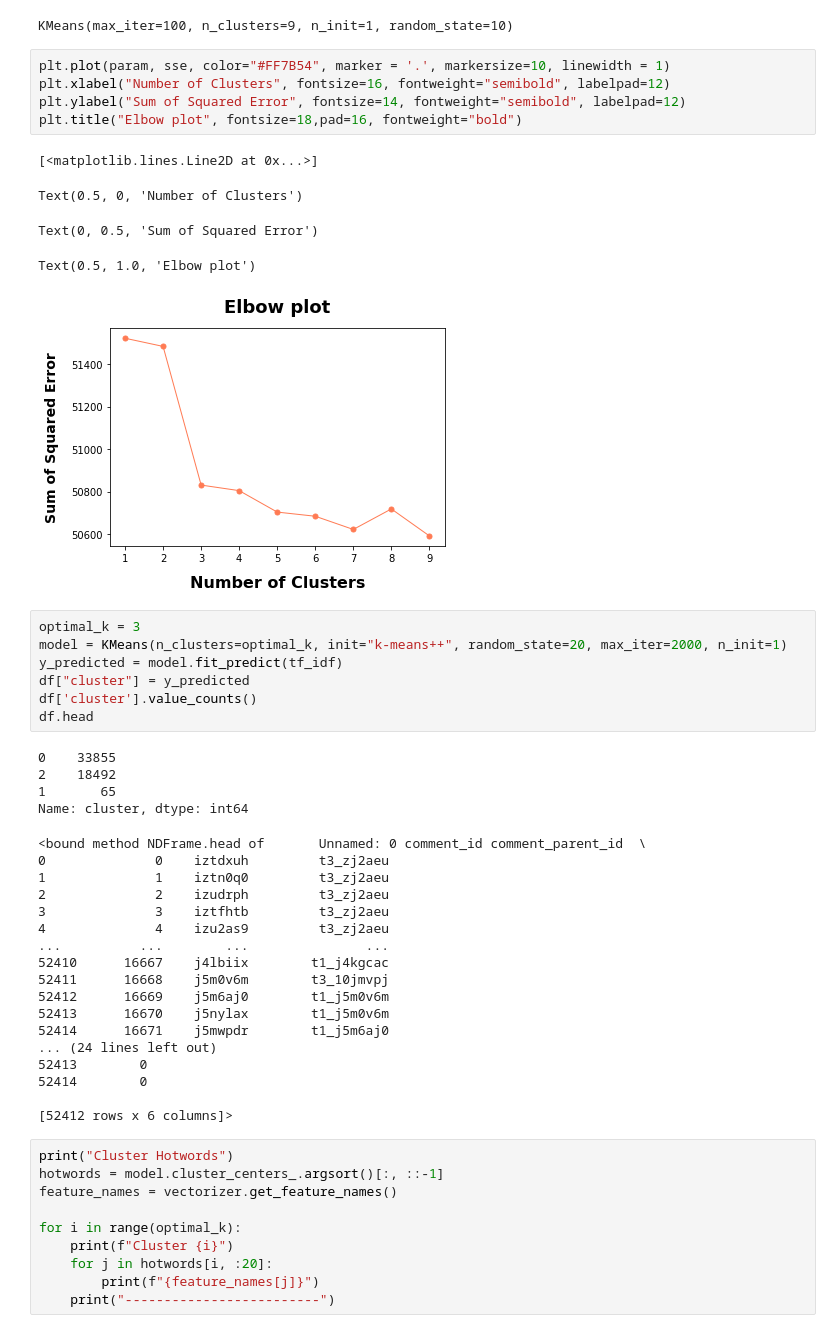
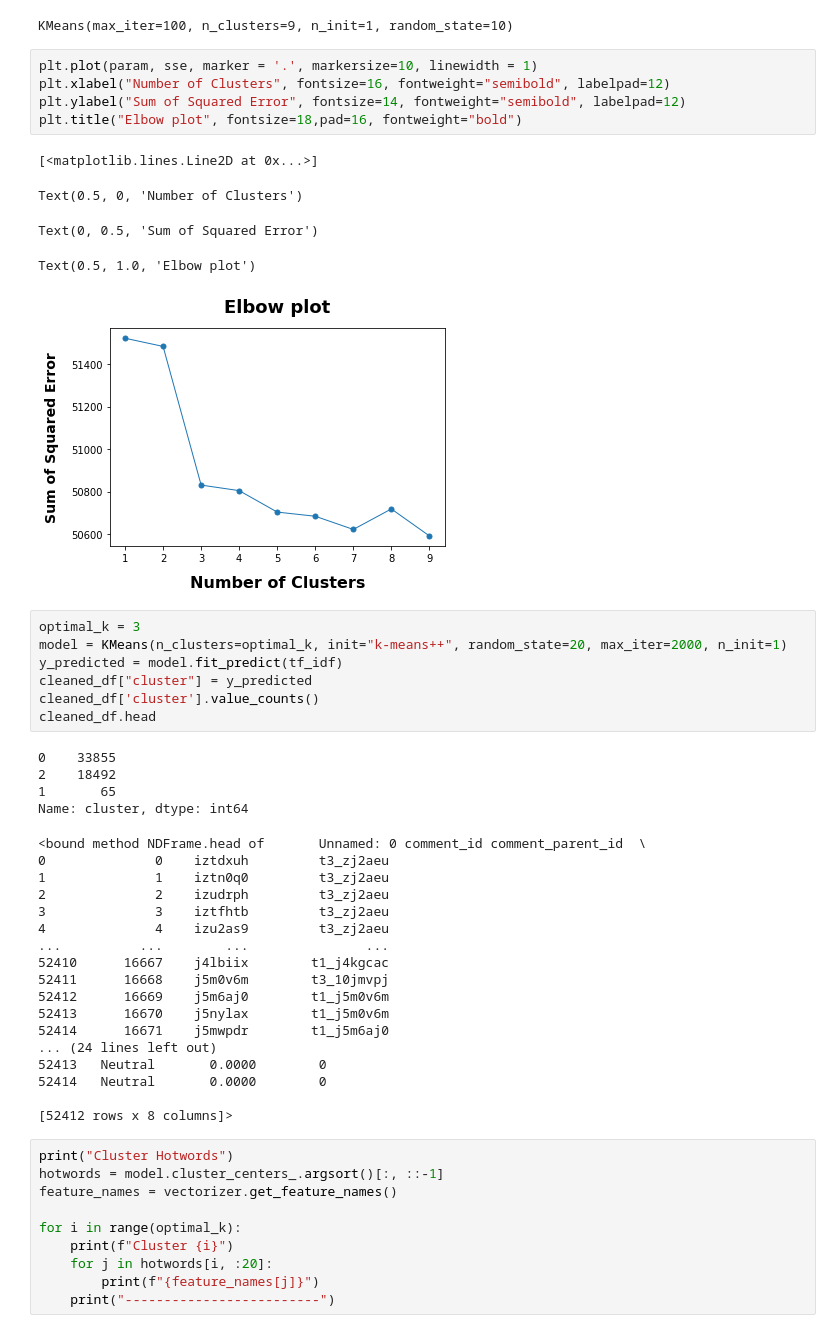
Before and after one commit to ewang97/ChatGPT-Reddit-Comment-Analysis, a Jupyter notebook: data_preprocessing.ipynb, the cells around one changed output. Drawn from its saved outputs; the diff is of its cells as text.

```diff
--- a/data_preprocessing.ipynb
+++ b/data_preprocessing.ipynb
@@ -182,23 +185,23 @@ KMeans(max_iter=100, n_clusters=7, n_init=1, random_state=10)
 KMeans(max_iter=100, n_init=1, random_state=10)
 KMeans(max_iter=100, n_clusters=9, n_init=1, random_state=10)
 # %%
-plt.plot(param, sse, color="#FF7B54", marker = '.', markersize=10, linewidth = 1)
+plt.plot(param, sse, marker = '.', markersize=10, linewidth = 1)
 plt.xlabel("Number of Clusters", fontsize=16, fontweight="semibold", labelpad=12)
 plt.ylabel("Sum of Squared Error", fontsize=14, fontweight="semibold", labelpad=12)
 plt.title("Elbow plot", fontsize=18,pad=16, fontweight="bold")
 # %% [output]
 [<matplotlib.lines.Line2D at 0x...>]
 Text(0.5, 0, 'Number of Clusters')
 Text(0, 0.5, 'Sum of Squared Error')
 Text(0.5, 1.0, 'Elbow plot')
-[figure, old version]
+[figure, new version]
 # %%
 optimal_k = 3
 model = KMeans(n_clusters=optimal_k, init="k-means++", random_state=20, max_iter=2000, n_init=1)
 y_predicted = model.fit_predict(tf_idf)
-df["cluster"] = y_predicted
-df['cluster'].value_counts()
-df.head
+cleaned_df["cluster"] = y_predicted
+cleaned_df['cluster'].value_counts()
+cleaned_df.head
 # %% [output]
 0    33855
 2    18492
@@ -217,10 +220,10 @@ Name: cluster, dtype: int64
 52413      16670    j5nylax        t1_j5m0v6m
 52414      16671    j5mwpdr        t1_j5m6aj0
 ... (24 lines left out)
-52413        0
-52414        0
+52413   Neutral       0.0000        0
+52414   Neutral       0.0000        0
 
-[52412 rows x 6 columns]>
+[52412 rows x 8 columns]>
 # %%
 print("Cluster Hotwords")
 hotwords = model.cluster_centers_.argsort()[:, ::-1]
```
Also changed, not shown: parts of 7 cells of this notebook, 4 other files.
